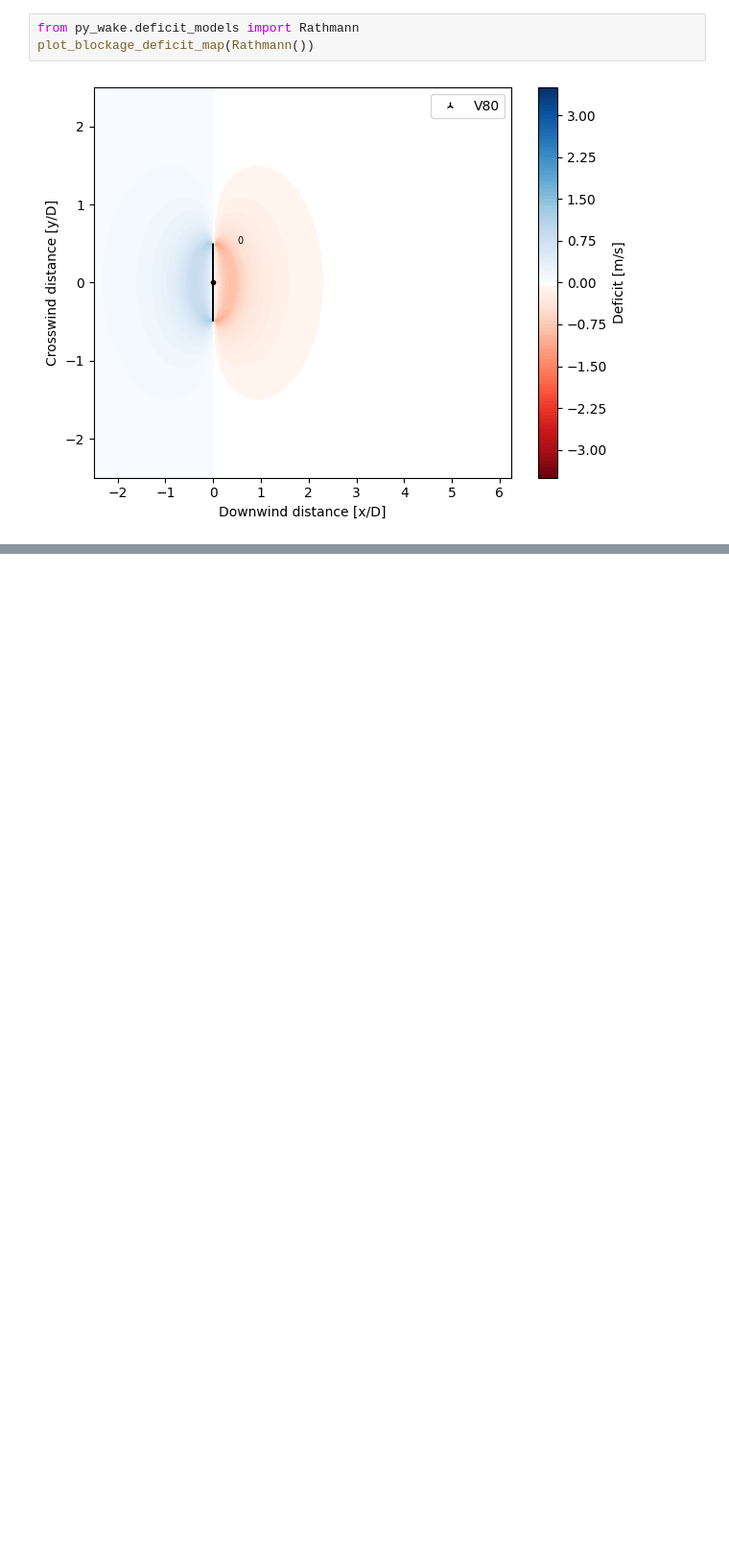
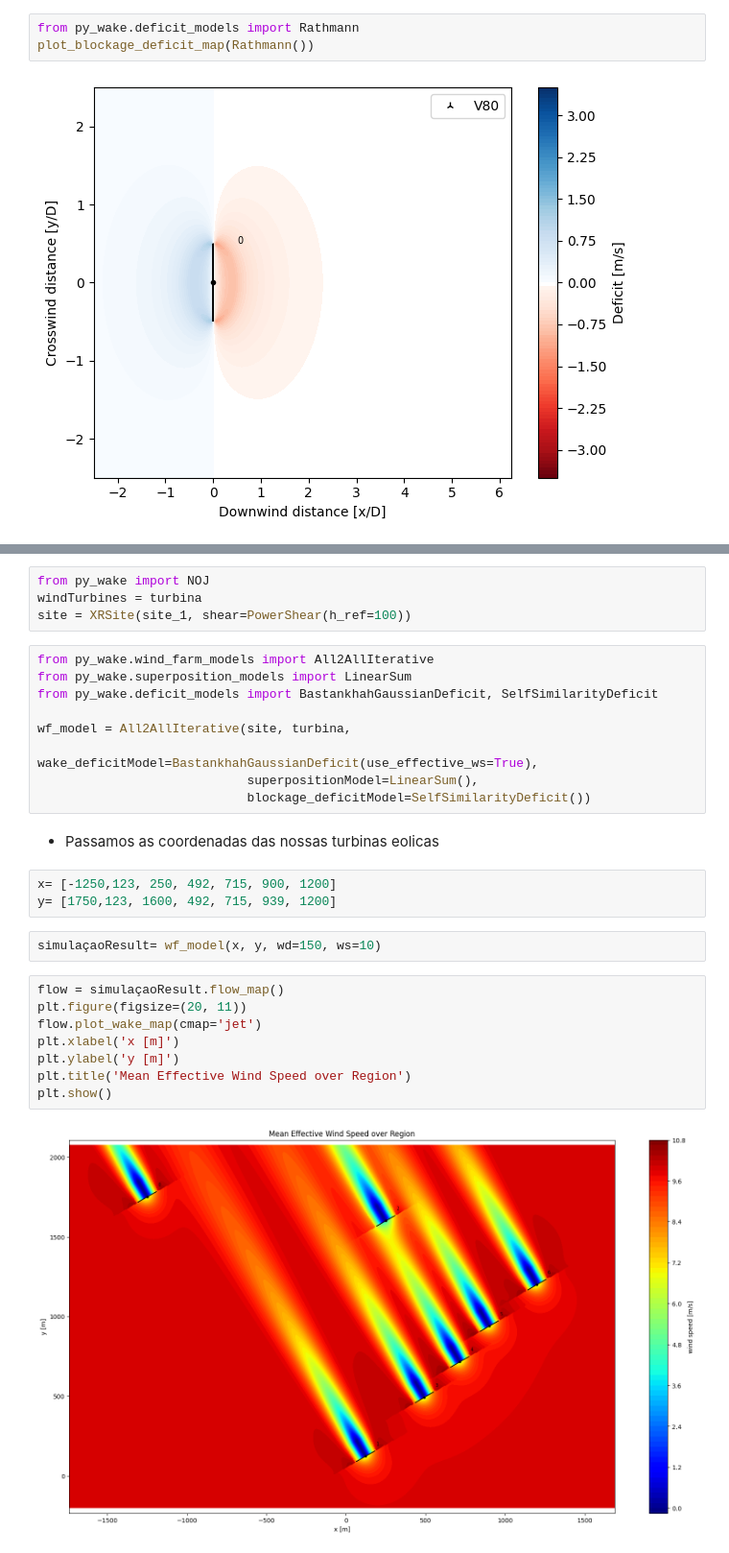
Before and after one commit to mj-arthur103/pywake, a Jupyter notebook: pywake_tuto_stag.ipynb, the cells around one changed output, grey strips where cells are left out. Shown at 96% size. Drawn from its saved outputs; the diff is of its cells as text; blank space fills up the shorter version.

```diff
--- a/pywake_tuto_stag.ipynb
+++ b/pywake_tuto_stag.ipynb
@@ -1144,0 +1210,30 @@ plot_blockage_deficit_map(Rathmann())
+# %%
+from py_wake import NOJ
+windTurbines = turbina
+site = XRSite(site_1, shear=PowerShear(h_ref=100))
+# %%
+from py_wake.wind_farm_models import All2AllIterative
+from py_wake.superposition_models import LinearSum
+from py_wake.deficit_models import BastankhahGaussianDeficit, SelfSimilarityDeficit
+
+wf_model = All2AllIterative(site, turbina,
+                            wake_deficitModel=BastankhahGaussianDeficit(use_effective_ws=True),
+                            superpositionModel=LinearSum(),
+                            blockage_deficitModel=SelfSimilarityDeficit())
+# %% [markdown]
+- Passamos as coordenadas das nossas turbinas eolicas
+# %%
+x= [-1250,123, 250, 492, 715, 900, 1200]
+y= [1750,123, 1600, 492, 715, 939, 1200]
+# %%
+simulaçaoResult= wf_model(x, y, wd=150, ws=10)
+# %%
+flow = simulaçaoResult.flow_map()
+plt.figure(figsize=(20, 11))
+flow.plot_wake_map(cmap='jet')
+plt.xlabel('x [m]')
+plt.ylabel('y [m]')
+plt.title('Mean Effective Wind Speed over Region')
+plt.show()
+# %% [output]
+[figure, added]
```
Also changed, not shown: parts of 11 cells of this notebook.
